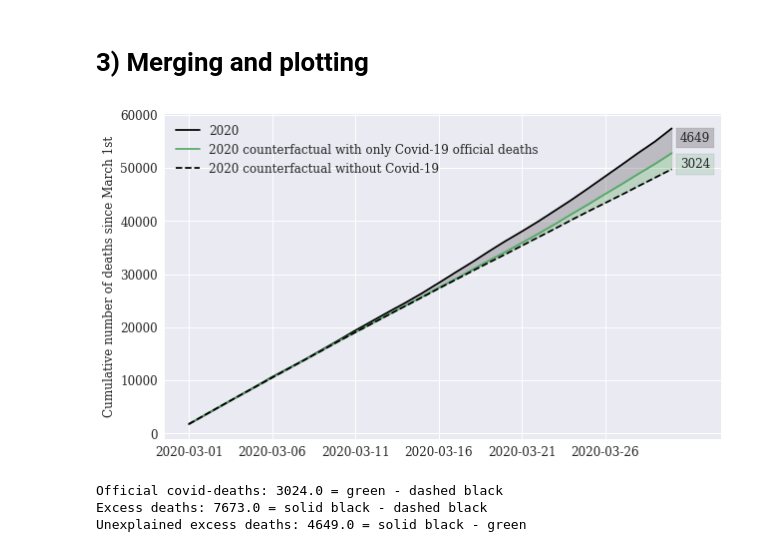
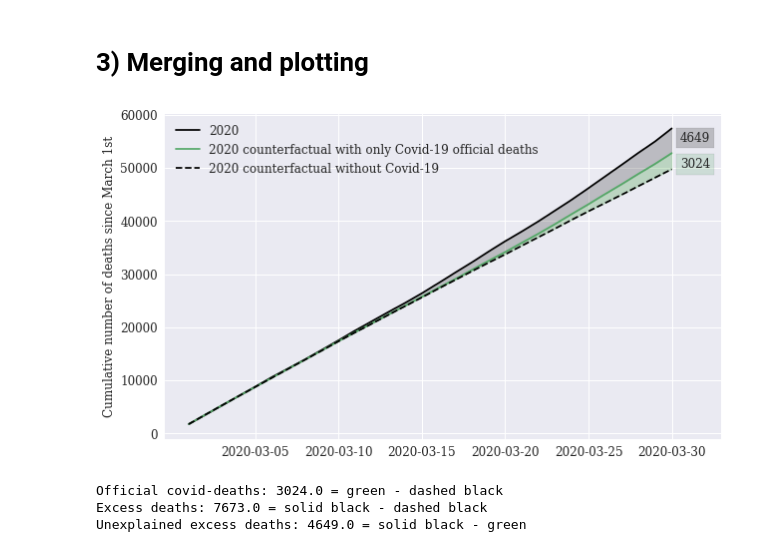
Before and after one commit to sebastianhohmann/covid19_total_death, a Jupyter notebook: france/France_counterfactual.ipynb, the cells around one changed output. Cells and saved outputs as stored; diff of their text form; code cells hidden in the pictures.

Commit message:
updated FRA graph tickmarks include end

```diff
--- a/france/France_counterfactual.ipynb
+++ b/france/France_counterfactual.ipynb
@@ -146,36 +146,36 @@ ax.plot(df.index,
         label='2020 counterfactual without Covid-19',
         color='black',
         linestyle = '--')
-ax.set_xticks(df.index[[0,5,10,15,20,25]])
+ax.set_xticks(df.index[[4,9,14,19,24,29]])
 ax.fill_between(df.index, df['2020'], df['counterfactual_2020_covid'], color='black', alpha='0.2')
 ax.fill_between(df.index, df['counterfactual_2020_covid'], df['counterfactual_2020'], color='green', alpha='0.2')
 
 ax.set_ylabel('Cumulative number of deaths since March 1st',size=12)
 ax.tick_params(axis='both', which='major', labelsize=12)
 
 ax.legend(loc='upper left',
           fontsize=12)
 
 plot_margin = 1.5
 
 x0, x1, y0, y1 = plt.axis()
 plt.axis((x0,
           x1 + plot_margin,
           y0,
           y1))
 
 plt.text(29.5, 50000, '{}'.format(int(round(df.iloc[-1, 2] - df.iloc[-1, 1]))),
          bbox=dict(facecolor=palette[1], alpha=0.2), size=12)
 
 
 plt.text(29.5, 55000, '{}'.format(int(round(df.iloc[-1, 0] - df.iloc[-1, 2]))),
          bbox=dict(facecolor='black', alpha=0.2), size=12)
 
 plt.show()
 
-f.savefig('_france.png', bbox_inches='tight', dpi=100)
+f.savefig('_france.pdf', bbox_inches='tight', dpi=100)
 # %% [output]
-[figure, old version]
+[figure, new version]
 # %%
 print('Official covid-deaths: {} = green - dashed black'.format(round(df.iloc[-1, 2] - df.iloc[-1, 1])))
 print('Excess deaths: {} = solid black - dashed black'.format(round(df.iloc[-1, 0] - df.iloc[-1, 1])))
```
